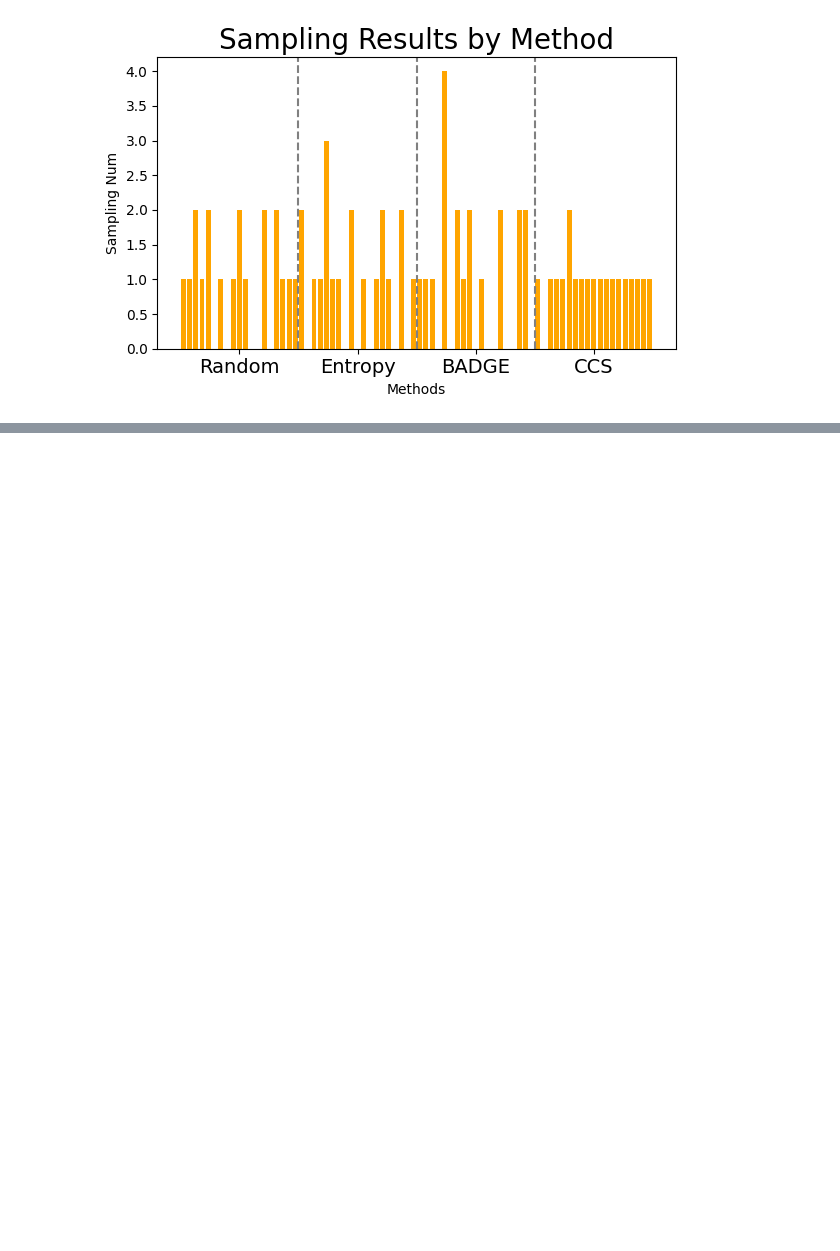
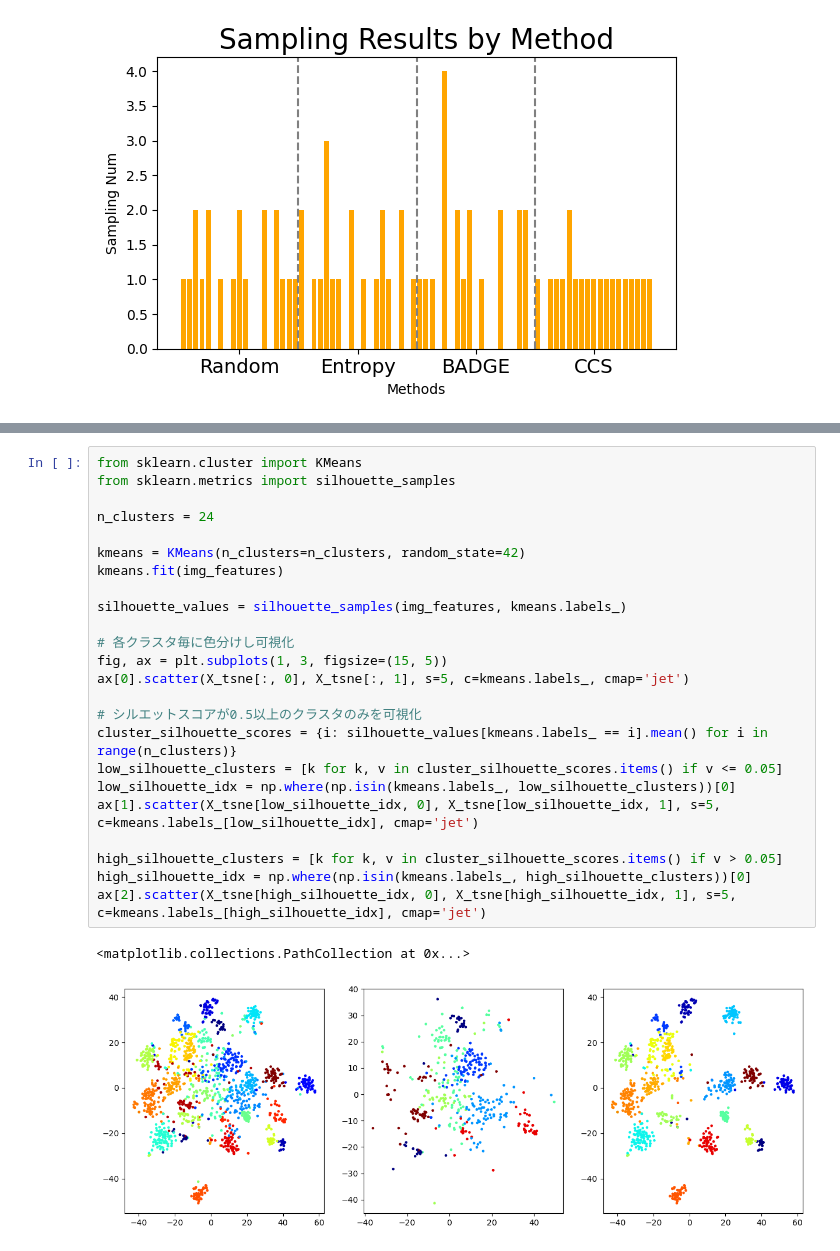
Before and after one commit to azukichunchun/pcb, a Jupyter notebook: analysis.ipynb, the cells around one changed output, grey strips where cells are left out. Drawn from its saved outputs; the diff is of its cells as text; blank space fills up the shorter version.

```diff
--- a/analysis.ipynb
+++ b/analysis.ipynb
@@ -423,0 +337,27 @@ plt.show()
+# %%
+from sklearn.cluster import KMeans
+from sklearn.metrics import silhouette_samples
+
+n_clusters = 24
+
+kmeans = KMeans(n_clusters=n_clusters, random_state=42)
+kmeans.fit(img_features)
+
+silhouette_values = silhouette_samples(img_features, kmeans.labels_)
+
+# 各クラスタ毎に色分けし可視化
+fig, ax = plt.subplots(1, 3, figsize=(15, 5))
+ax[0].scatter(X_tsne[:, 0], X_tsne[:, 1], s=5, c=kmeans.labels_, cmap='jet')
+
+# シルエットスコアが0.5以上のクラスタのみを可視化
+cluster_silhouette_scores = {i: silhouette_values[kmeans.labels_ == i].mean() for i in range(n_clusters)}
+low_silhouette_clusters = [k for k, v in cluster_silhouette_scores.items() if v <= 0.05]
+low_silhouette_idx = np.where(np.isin(kmeans.labels_, low_silhouette_clusters))[0]
+ax[1].scatter(X_tsne[low_silhouette_idx, 0], X_tsne[low_silhouette_idx, 1], s=5, c=kmeans.labels_[low_silhouette_idx], cmap='jet')
+
+high_silhouette_clusters = [k for k, v in cluster_silhouette_scores.items() if v > 0.05]
+high_silhouette_idx = np.where(np.isin(kmeans.labels_, high_silhouette_clusters))[0]
+ax[2].scatter(X_tsne[high_silhouette_idx, 0], X_tsne[high_silhouette_idx, 1], s=5, c=kmeans.labels_[high_silhouette_idx], cmap='jet')
+# %% [output]
+<matplotlib.collections.PathCollection at 0x...>
+[figure, added]
```
Also changed, not shown: parts of 5 cells of this notebook, 8 other files.
